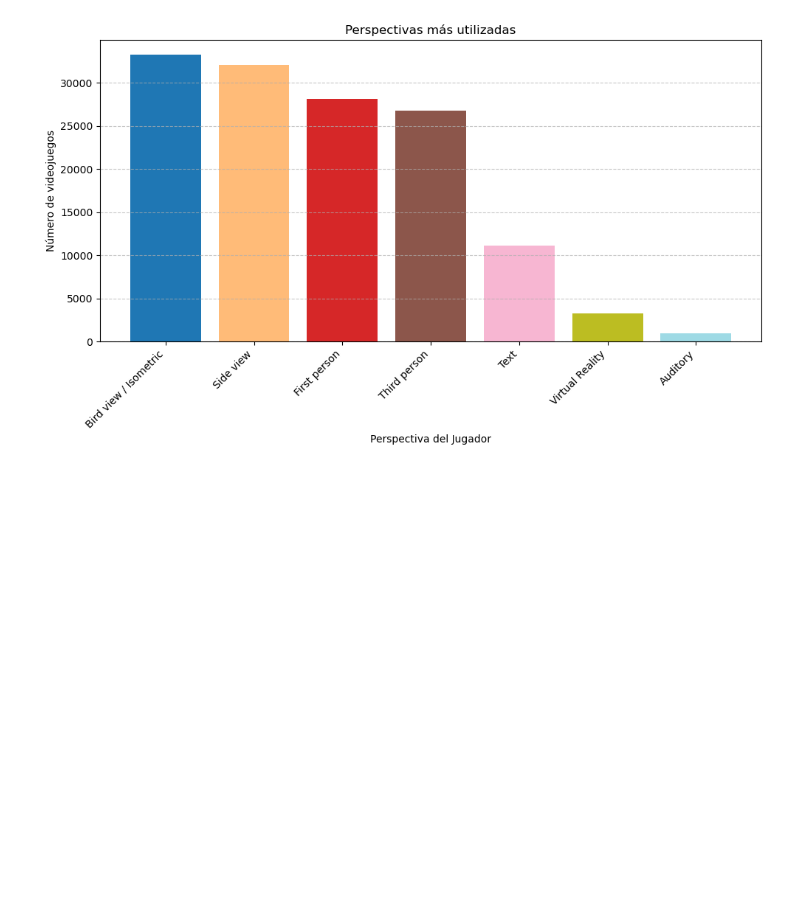
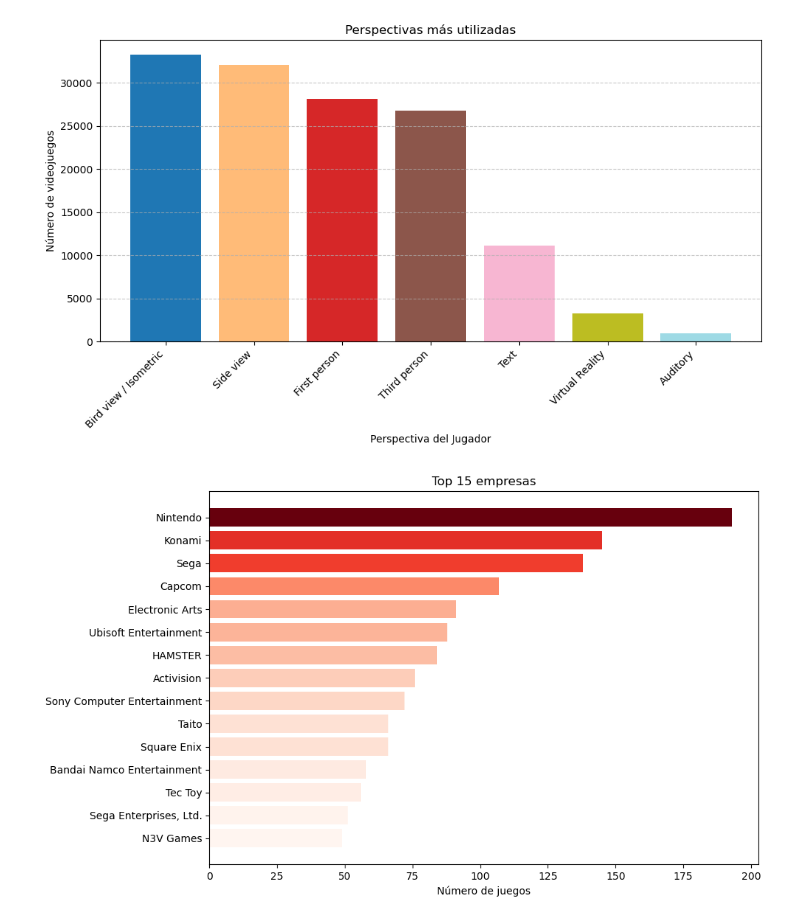
Before and after one commit to kiralot/Proyecto_Hackaboss_1, a Jupyter notebook: main.ipynb, the cells around one changed output. Saved outputs shown, nothing was run; the diff lists cells and outputs as text; code cells hidden in the pictures; blank space fills up the shorter version.

```diff
--- a/main.ipynb
+++ b/main.ipynb
@@ -101,6 +101,7 @@ def numero_videojuegos_por_genero(data):
     plt.show()
 # %%
 data=IGDBData("../../juegos_igdb_completo.json")
+data_1=IGDBData("../../juegos_igdb_completo_1.json")
 numero_videojuegos_por_genero(data)
 # %% [output]
 [figure]
@@ -233,3 +234,40 @@ def numero_videojuegos_por_perspectiva(data):
 numero_videojuegos_por_perspectiva(data)
 # %% [output]
 [figure]
+# %%
+def numero_compañias(data):
+    if 'involved_companies' in data.df.columns:
+
+        company_names = []
+
+        # Borramos nulos, comprobamos si es un diccionario, y extraemos nombres
+        for row in data.df['involved_companies'].dropna():
+            for i in row:
+                if isinstance(i, dict) and 'company' in i:
+                    company = i['company']
+                    if isinstance(company, dict):
+                        name = company.get('name')
+                        if name:
+                            company_names.append(name)
+        top = Counter(company_names).most_common(15)
+
+        if top:
+            names, counts = zip(*top)
+
+            # Crear colormap de rojos
+            cmap = plt.get_cmap('Reds')
+            norm = plt.Normalize(min(counts), max(counts))
+            colores = cmap(norm(counts))  # Convertir valores en colores gradientes
+
+            # Graficar
+            plt.figure(figsize=(10, 6))
+            plt.barh(names, counts, color=colores)
+            plt.xlabel("Número de juegos")
+            plt.title("Top 15 empresas")
+            plt.gca().invert_yaxis()
+            plt.tight_layout()
+            plt.show()
+# %%
+numero_compañias(data_1)
+# %% [output]
+[figure, added]
```
Also changed, not shown: parts of 5 cells of this notebook.
